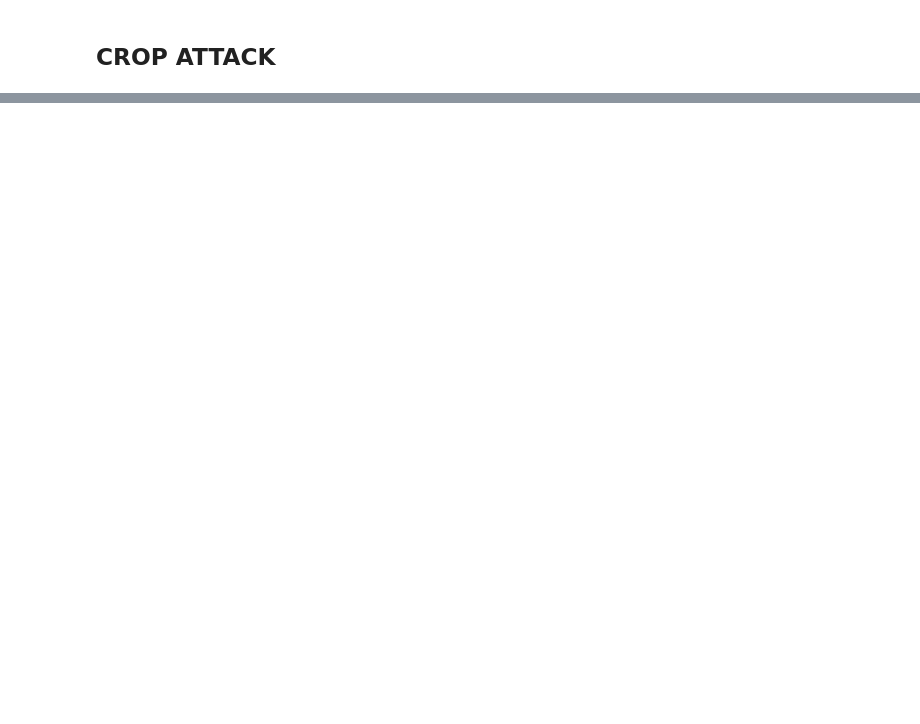
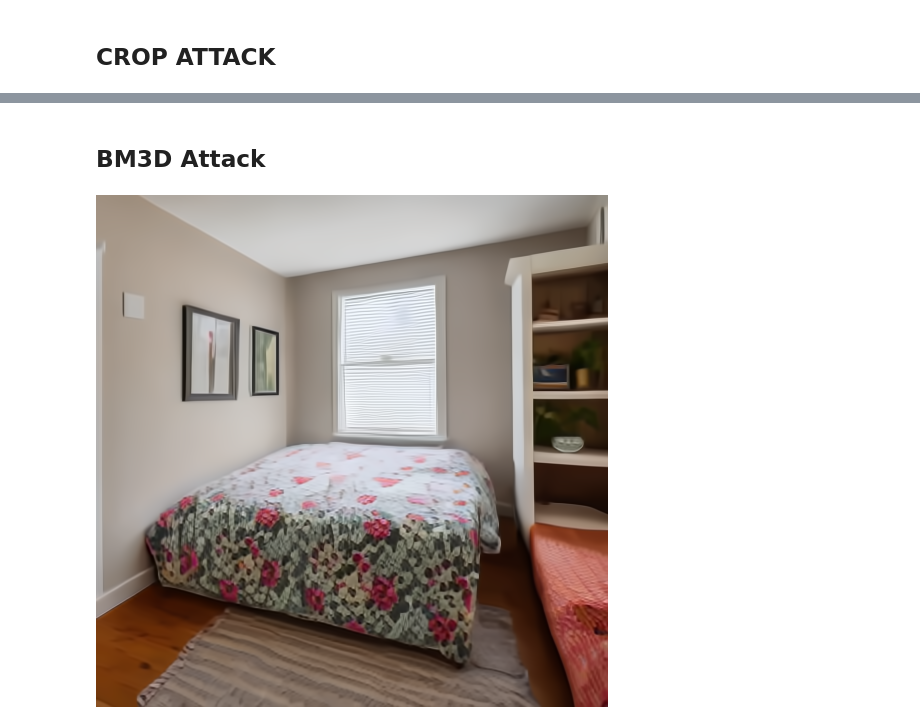
Before and after one commit to ndxdxd/Capstone, a Jupyter notebook: Untitled.ipynb, the cells around one changed output, grey strips where cells are left out. Drawn from its saved outputs; the diff is of its cells as text; code cells hidden in the pictures; blank space fills up the shorter version.

```diff
--- a/Untitled.ipynb
+++ b/Untitled.ipynb
@@ -107,0 +148,10 @@ cropped_image.save("cropped_image.png")
+# %% [markdown]
+## BM3D Attack
+# %%
+img = Image.open(image_path).convert('RGB')
+y_est = bm3d_rgb(np.array(img) / 255, 0.1)  # use standard deviation as 0.1, 0.05 also works
+plt.imsave('bm3d_img.png', np.clip(y_est, 0, 1), cmap='gray', vmin=0, vmax=1)
+bm3d_image = Image.open('bm3d_img.png')
+bm3d_image
+# %% [output]
+[figure, added]
```
Also changed, not shown: parts of 10 cells of this notebook, 3 other files.
